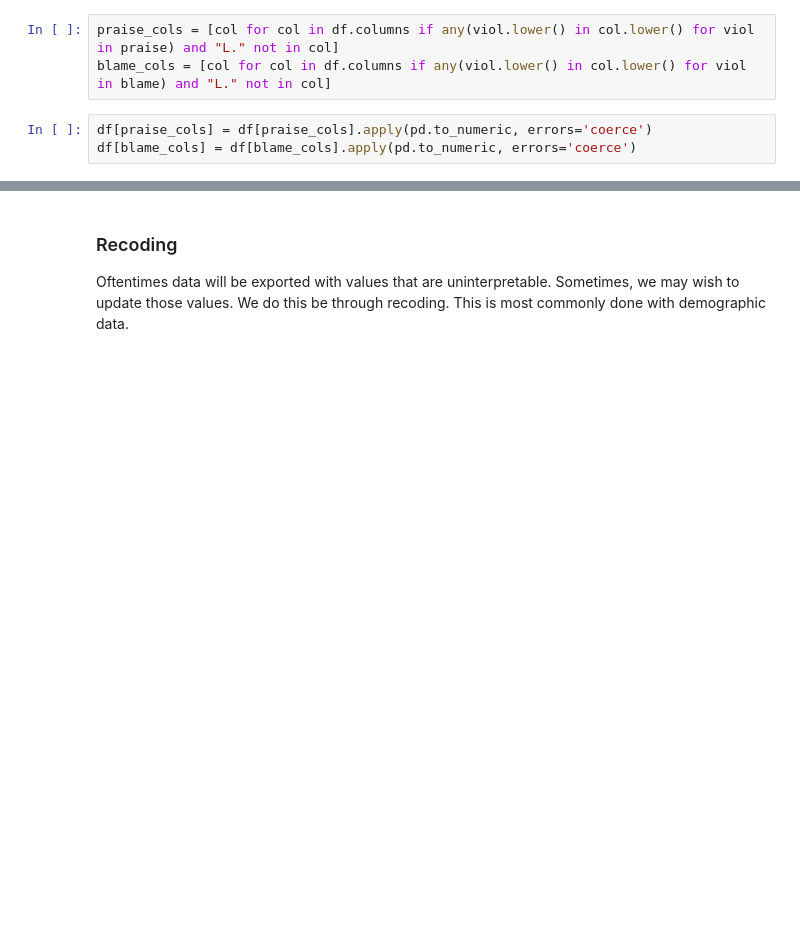
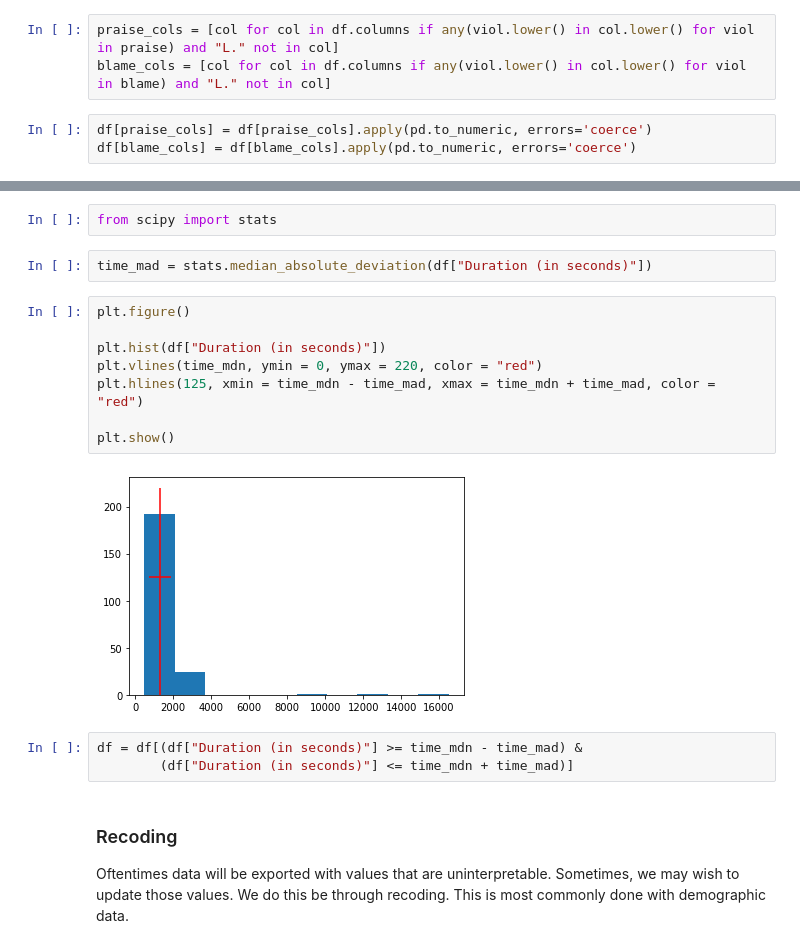
Before and after one commit to KillianMcL/PythonSocSci, a Jupyter notebook: Notebooks/Data Cleaning and Manipulation.ipynb, the cells around one changed output, grey strips where cells are left out. Saved outputs shown, nothing was run; the diff lists cells and outputs as text; blank space fills up the shorter version.

```diff
--- a/Notebooks/Data Cleaning and Manipulation.ipynb
+++ b/Notebooks/Data Cleaning and Manipulation.ipynb
@@ -79,3 +307,20 @@ Applying the pre-registered exclusions criteria to remove ineligible participant
+# %%
+from scipy import stats
+# %%
+time_mad = stats.median_absolute_deviation(df["Duration (in seconds)"])
+# %%
+plt.figure()
+
+plt.hist(df["Duration (in seconds)"])
+plt.vlines(time_mdn, ymin = 0, ymax = 220, color = "red")
+plt.hlines(125, xmin = time_mdn - time_mad, xmax = time_mdn + time_mad, color = "red")
+
+plt.show()
+# %% [output]
+[figure, added]
+# %%
+df = df[(df["Duration (in seconds)"] >= time_mdn - time_mad) &
+        (df["Duration (in seconds)"] <= time_mdn + time_mad)]
 # %% [markdown]
 ### Recoding
 Oftentimes data will be exported with values that are uninterpretable. Sometimes, we may wish to update those values. We do this be through recoding. This is most commonly done with demographic data.
```
Also changed, not shown: parts of 51 cells of this notebook.
